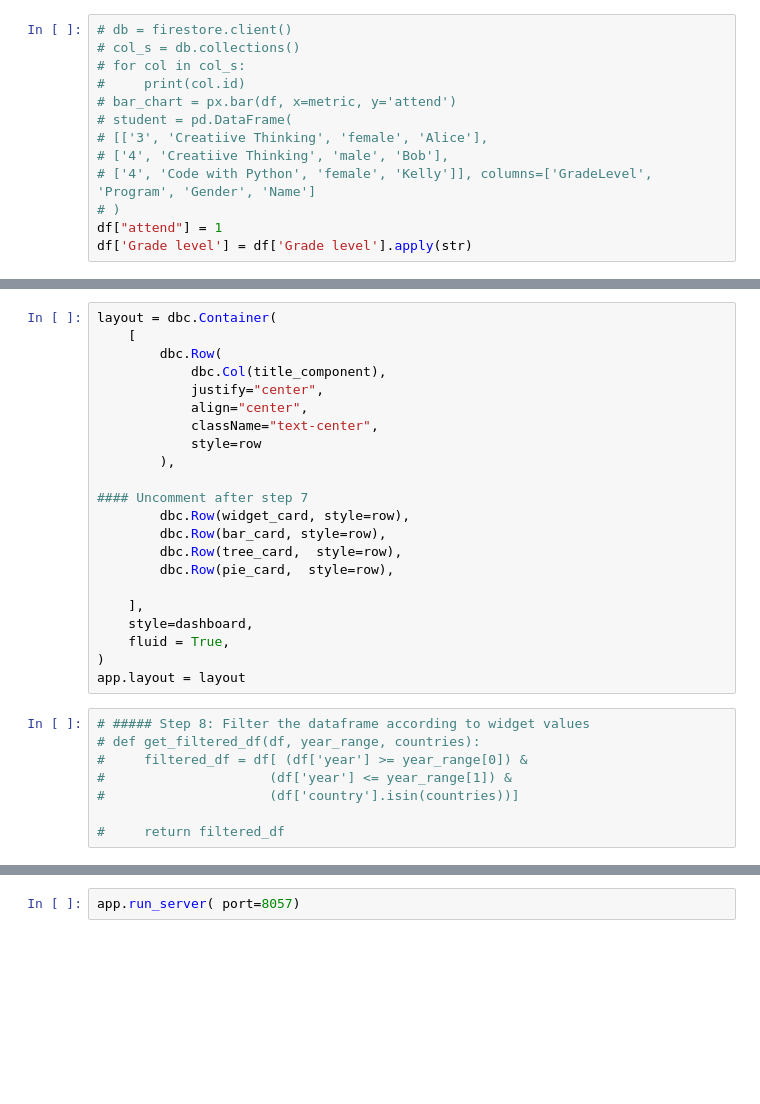
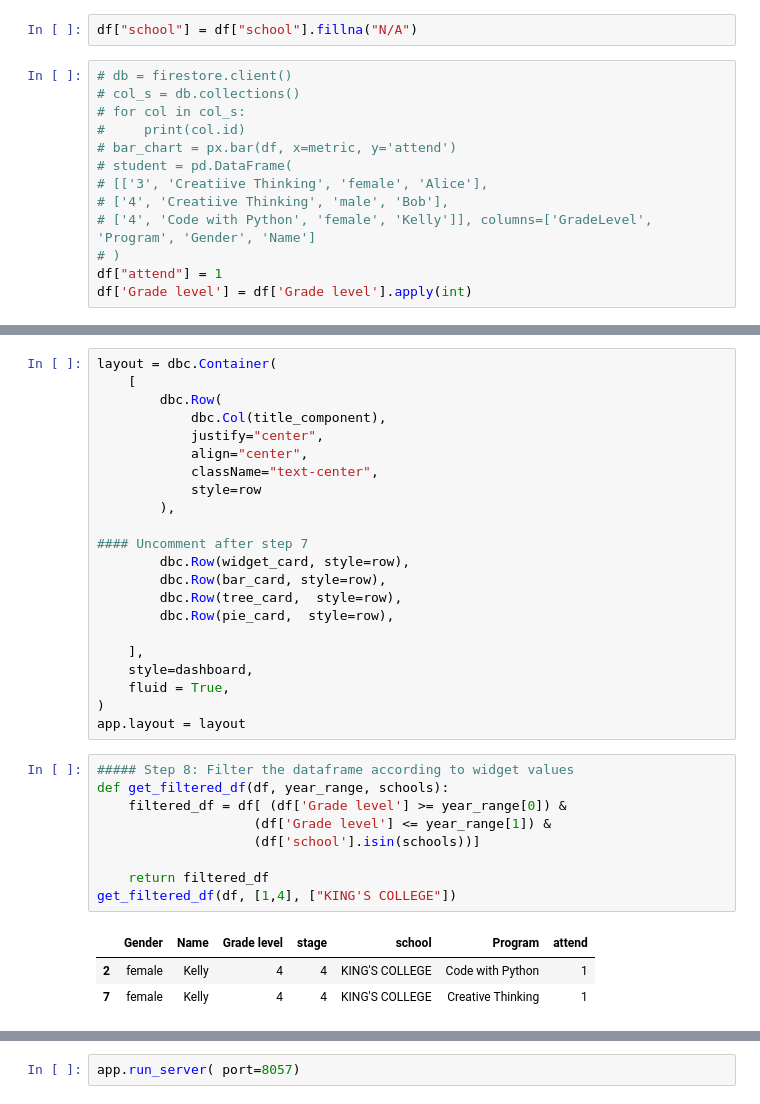
Before and after one commit to cfg2020apac/team-27, a Jupyter notebook: datascience/dash_n.ipynb, the cells around one changed output, grey strips where cells are left out. Saved outputs shown, nothing was run; the diff lists cells and outputs as text; blank space fills up the shorter version.

```diff
--- a/datascience/dash_n.ipynb
+++ b/datascience/dash_n.ipynb
@@ -47,3 +39,5 @@ df
+# %%
+df["school"] = df["school"].fillna("N/A")
 # %%
 # db = firestore.client()
 # col_s = db.collections()
@@ -56,7 +50,7 @@ df
 # ['4', 'Code with Python', 'female', 'Kelly']], columns=['GradeLevel', 'Program', 'Gender', 'Name']
 # )
 df["attend"] = 1
-df['Grade level'] = df['Grade level'].apply(str)
+df['Grade level'] = df['Grade level'].apply(int)
 # %%
 def create_bar_plot(df, metric):
     bar_chart = px.bar(df, x=metric, y='attend')
@@ -158,13 +173,18 @@ layout = dbc.Container(
 )
 app.layout = layout
 # %%
-# ##### Step 8: Filter the dataframe according to widget values
-# def get_filtered_df(df, year_range, countries):
-#     filtered_df = df[ (df['year'] >= year_range[0]) &
-#                     (df['year'] <= year_range[1]) &
-#                     (df['country'].isin(countries))]
+##### Step 8: Filter the dataframe according to widget values
+def get_filtered_df(df, year_range, schools):
+    filtered_df = df[ (df['Grade level'] >= year_range[0]) &
+                    (df['Grade level'] <= year_range[1]) &
+                    (df['school'].isin(schools))]
 
-#     return filtered_df
+    return filtered_df
+get_filtered_df(df, [1,4], ["KING'S COLLEGE"])
+# %% [output]
+|  | Gender | Name | Grade level | stage | school | Program | attend |
+| 2 | female | Kelly | 4 | 4 | KING'S COLLEGE | Code with Python | 1 |
+| 7 | female | Kelly | 4 | 4 | KING'S COLLEGE | Creative Thinking | 1 |
 # %%
 @app.callback(
     Output('bar_plot', 'figure'),
```
Also changed, not shown: parts of 7 cells of this notebook.
